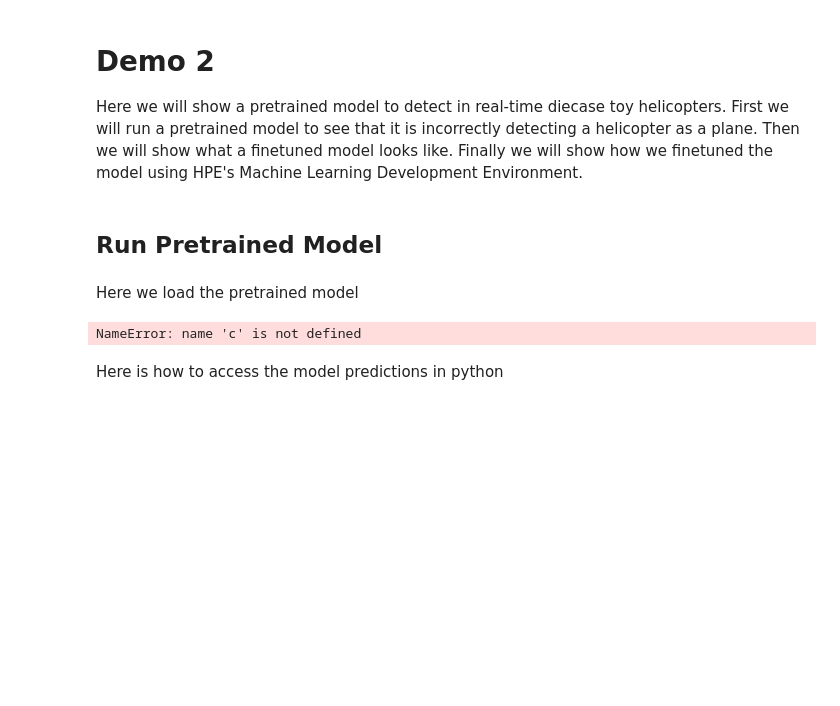
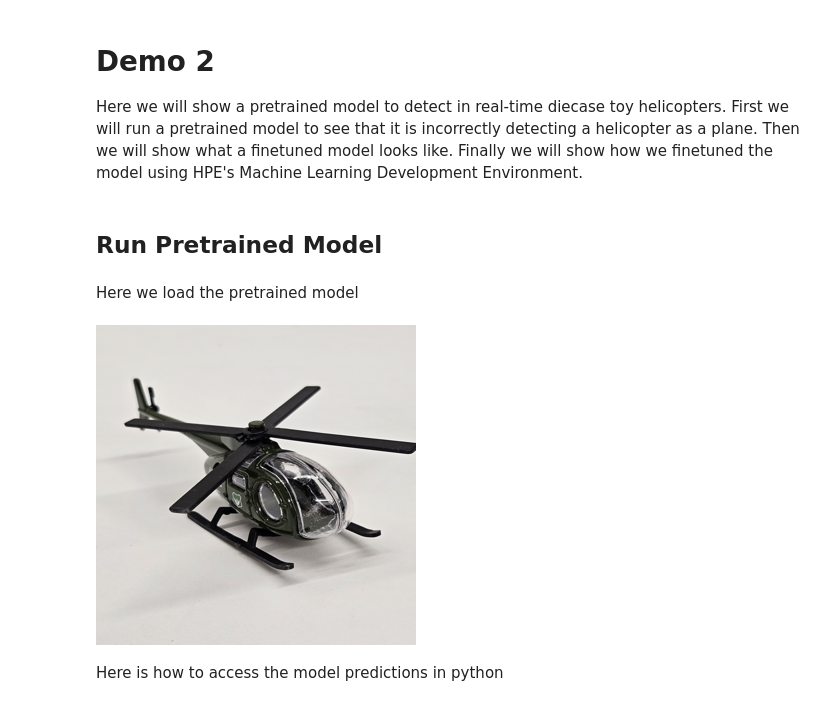
Before and after one commit to interactivetech/yolov8-determinedai, a Jupyter notebook: Demo2.ipynb, the cells around one changed output. Drawn from its saved outputs; the diff is of its cells as text; code cells hidden in the pictures; blank space fills up the shorter version.

```diff
--- a/Demo2.ipynb
+++ b/Demo2.ipynb
@@ -16,14 +16,13 @@ Here we load the pretrained model
 # %%
 model = YOLO('yolov8l.pt')
 
 IMG_PATH='/datasets/tiger_team_dataset/20230825_091929.jpg'#image of helicopter
 im = Image.open(IMG_PATH)
 im = ImageOps.exif_transpose(im)
 im2 = im.resize((320,320))
-c
 im2
 # %% [output]
-NameError: name 'c' is not defined
+[figure, added]
 # %% [markdown]
 Here is how to access the model predictions in python
 # %%
```
Also changed, not shown: parts of 6 cells of this notebook, 7 other files.
